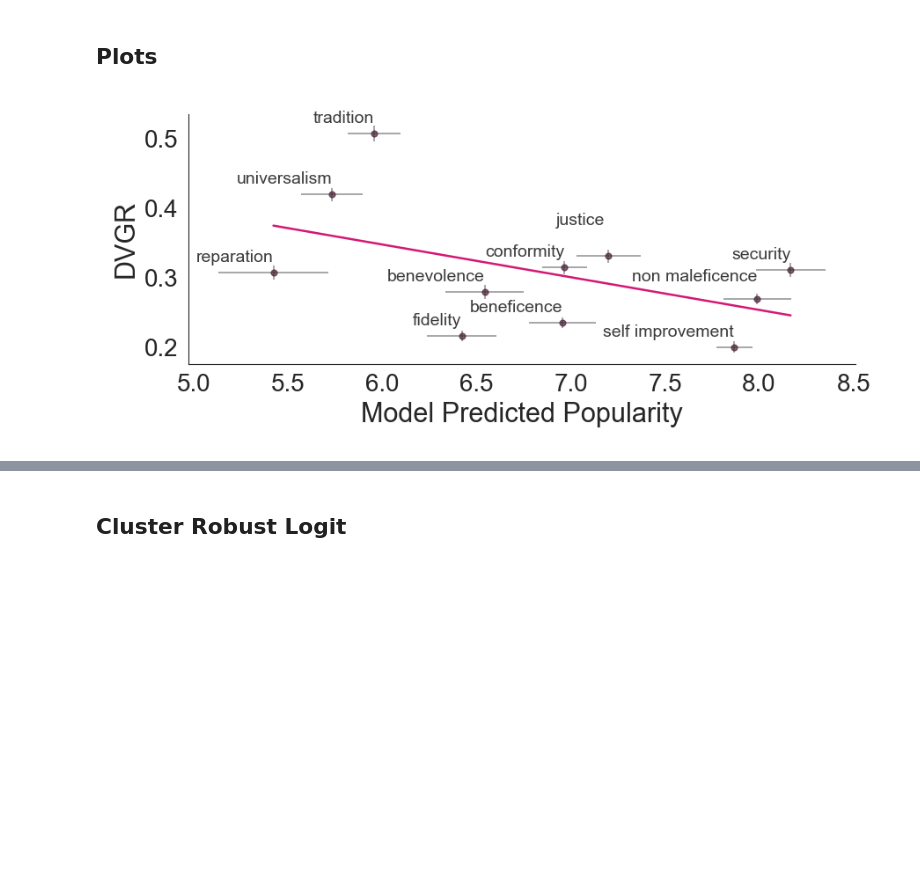
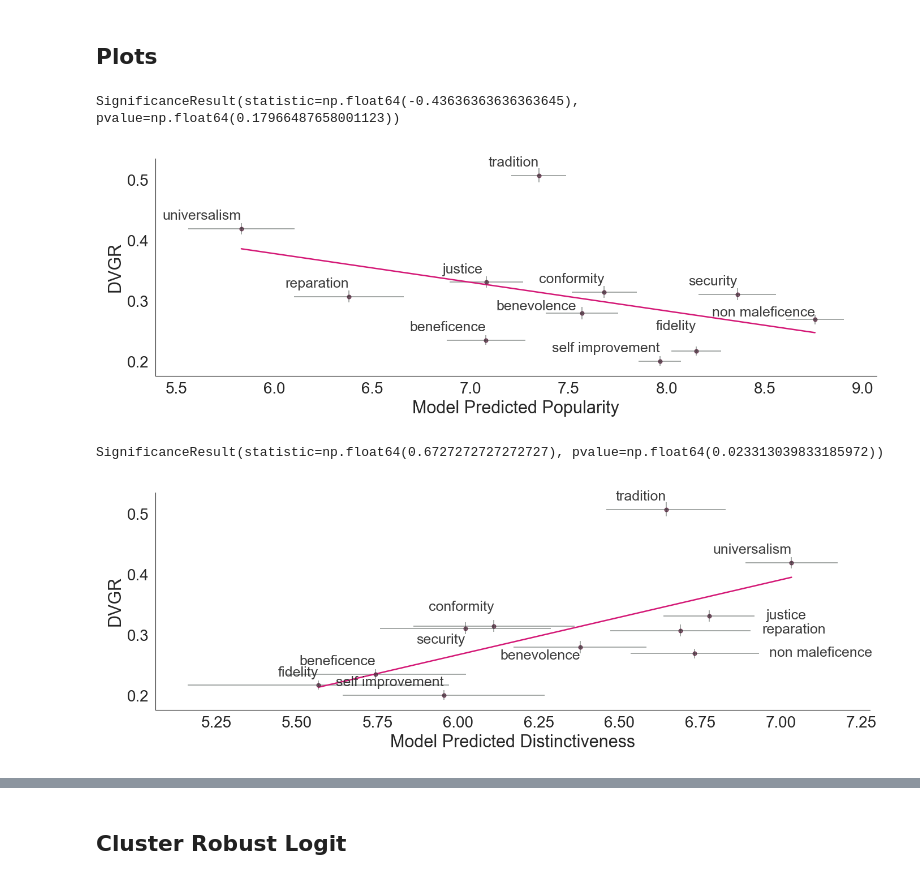
Before and after one commit to josh-ashkinaze/dvb, a Jupyter notebook: 9_run_stats_nb.ipynb, the cells around one changed output, grey strips where cells are left out. Cells and saved outputs as stored; diff of their text form; code cells hidden in the pictures; blank space fills up the shorter version.

```diff
--- a/9_run_stats_nb.ipynb
+++ b/9_run_stats_nb.ipynb
@@ -2016,10 +2028,12 @@ def align_value_col(x):
         return x
 
 # File paths for value data
+
+# _final is used in paper --> without reciprocity (which was not included in benchmark)
 fns = [
-    'results/value_commonality/distinctiveness_raw_20250514-101323.csv',
-    'results/value_commonality/popularity_raw_20250514-101123.csv',
-    'results/value_commonality/predictiveness_raw_20250514-100934.csv'
+    'data/results/value_commonality/distinctiveness_raw_20250514-133520_final.csv',
+    'data/results/value_commonality/popularity_raw_20250514-133010_final.csv',
+    'data/results/value_commonality/predictiveness_raw_20250514-132808_final.csv'
 ]
 
 # Read and process value data
@@ -2030,6 +2044,7 @@ for fn in fns:
         continue
     try:
         value_common = pd.read_csv(fn)
+
         if 'success' not in value_common.columns or 'rating' not in value_common.columns or 'dimension' not in value_common.columns:
             print(f"Error: Required columns missing in {fn}. Skipping.")
             continue
@@ -2046,6 +2061,10 @@ if not vdfs:
 
 value_common = pd.concat(vdfs, ignore_index=True)
 
+# Ran with reciprocity even though benchmark does not include this one, exclude from analysis
+value_common = value_common.query("value_name != 'reciprocity'")
+
+
 # Group by model, value_name, and dimension to calculate mean ratings
 bymodel_value = value_common.groupby(
     by=['model', 'value_name', 'dimension']
@@ -2055,7 +2074,6 @@ bymodel_value = value_common.groupby(
 if 'value1' not in df.columns:
     raise KeyError("Column 'value1' is missing in the main DataFrame.")
 df['fixed_value_name'] = df['value1'].apply(align_value_col)
-
 
 
 # CREATE SUMMARY DF
@@ -2166,6 +2185,9 @@ import numpy as np
 import matplotlib.pyplot as plt
 import seaborn as sns
 from statsmodels.stats.proportion import proportion_confint
+
+big_font = 24
+small_font = 18
 
 # Step 1: Calculate y error bars from df
 y_error_bars = df.groupby('fixed_value_name').agg(
@@ -2196,9 +2218,11 @@ merged_df = pd.merge(
 )
 
 # Step 4: Visualization
-dimensions = ['popularity']
+dimensions = ['popularity', "distinctiveness"]
 for dim in dimensions:
-    plt.figure(figsize=(9, 4))
+    rho = spearmanr(merged_df[f"{dim}_dimension_mean"], merged_df['y_mean'])
+    print(rho)
+    plt.figure(figsize=(14, 5))
     plt.errorbar(
         merged_df[f"{dim}_dimension_mean"],
         merged_df['y_mean'],
@@ -2207,37 +2231,64 @@ for dim in dimensions:
         fmt='o', alpha=0.5
     )
     sns.regplot(
         data=merged_df,
         x=f"{dim}_dimension_mean",
         y='y_mean',
         scatter_kws={'alpha': 0.5},
         line_kws={'color': mypal[1]},
         ci=None
     )
     for i, row in merged_df.iterrows():
         x = row[f"{dim}_dimension_mean"]
         y = row['y_mean'] + 0.01
         value_name = row['value_name']
         value_name = value_name.replace("_", " ")
 
         if dim == "popularity":
             if value_name=="justice":
-                y+= 0.03
+                y+= 0.0
                 x-=0.02
             if "non mal" in value_name:
-                y+= 0.01
+                y-= 0.01
 
-            plt.text(
-                x, y, value_name,
-                fontsize=14, ha='right', va='bottom', alpha=0.9
-            )
+            if 'benev' in value_name:
+                x-= 0.03
+                y-= 0.01
+
+            if "fidelity" in value_name:
+                y+= 0.02
+
+
+
+        elif dim == "distinctiveness":
+            if value_name in ['non maleficence', 'reparation', 'justice']:
+                x+= 0.55
+                y-= 0.02
+            if value_name == 'justice':
+                x-= 0.25
+            elif value_name =="reparation":
+                x-=0.1
+            elif "conformity" in value_name:
+                y+=0.01
+            elif "security" in value_name:
+                y-= 0.04
+            elif "benevolence" in value_name:
+                y-=0.035
+
+        plt.text(
+            x, y, value_name,
+            fontsize=small_font, ha='right', va='bottom', alpha=0.9
+        )
 
     dim_cap = dim.capitalize()
     plt.title(f"")
     plt.xlabel(f"Model Predicted {dim_cap}")
     plt.ylabel('DVGR')
     plt.legend().set_visible(False)
     plt.savefig(f"plots/values_{dim_cap}.pdf")
     plt.show()
 # %% [output]
+SignificanceResult(statistic=np.float64(-0.43636363636363645), pvalue=np.float64(0.17966487658001123))
-[figure, old version]
+[figure, new version]
+SignificanceResult(statistic=np.float64(0.6727272727272727), pvalue=np.float64(0.023313039833185972))
+[figure, added]
```
Also changed, not shown: parts of 23 cells of this notebook, 4 other files.
